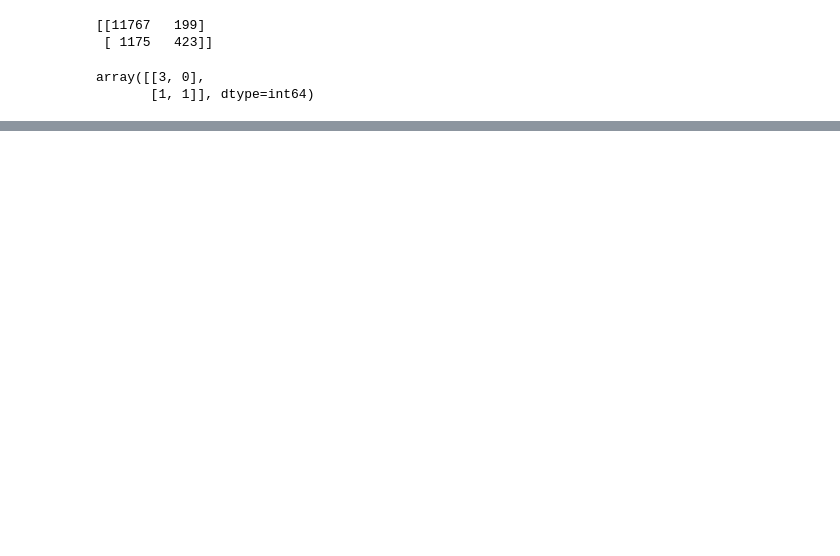
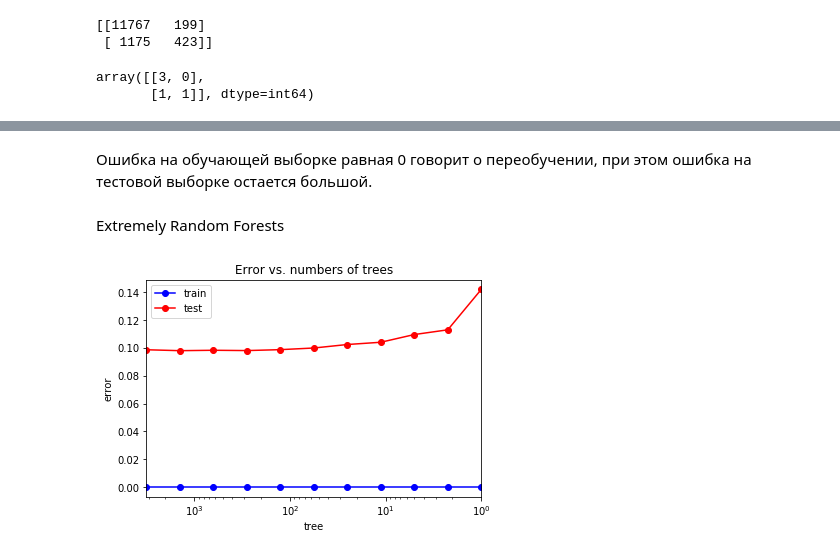
Before and after one commit to stepanshulpin/MLHomeWorks, a Jupyter notebook: script.ipynb, the cells around one changed output, grey strips where cells are left out. Cells and saved outputs as stored; diff of their text form; code cells hidden in the pictures; blank space fills up the shorter version.

```diff
--- a/script.ipynb
+++ b/script.ipynb
@@ -596,0 +862,27 @@ array([[3, 0],
+# %% [markdown]
+Ошибка на обучающей выборке равная 0 говорит о переобучении, при этом ошибка на тестовой выборке остается большой.
+# %% [markdown]
+Extremely Random Forests
+# %%
+size_arr = np.logspace(0, 3.5, 11)
+test_err = []
+train_err = []
+for size in size_arr:
+    ert_model = ensemble.ExtraTreesClassifier(n_estimators = int(size))
+    ert_model.fit(X_train, y_train)
+
+    y_train_pred = ert_model.predict(X_train)
+    y_test_pred = ert_model.predict(X_test)
+    train_err.append(np.mean(y_train != y_train_pred))
+    test_err.append(np.mean(y_test != y_test_pred))
+
+plt.semilogx(size_arr, train_err, 'b-o', label = 'train')
+plt.semilogx(size_arr, test_err, 'r-o', label = 'test')
+plt.xlim([np.max(size_arr), np.min(size_arr)])
+plt.title('Error vs. numbers of trees')
+plt.xlabel('tree')
+plt.ylabel('error')
+plt.legend()
+pass
+# %% [output]
+[figure, added]
```
Also changed, not shown: parts of 84 cells of this notebook.
